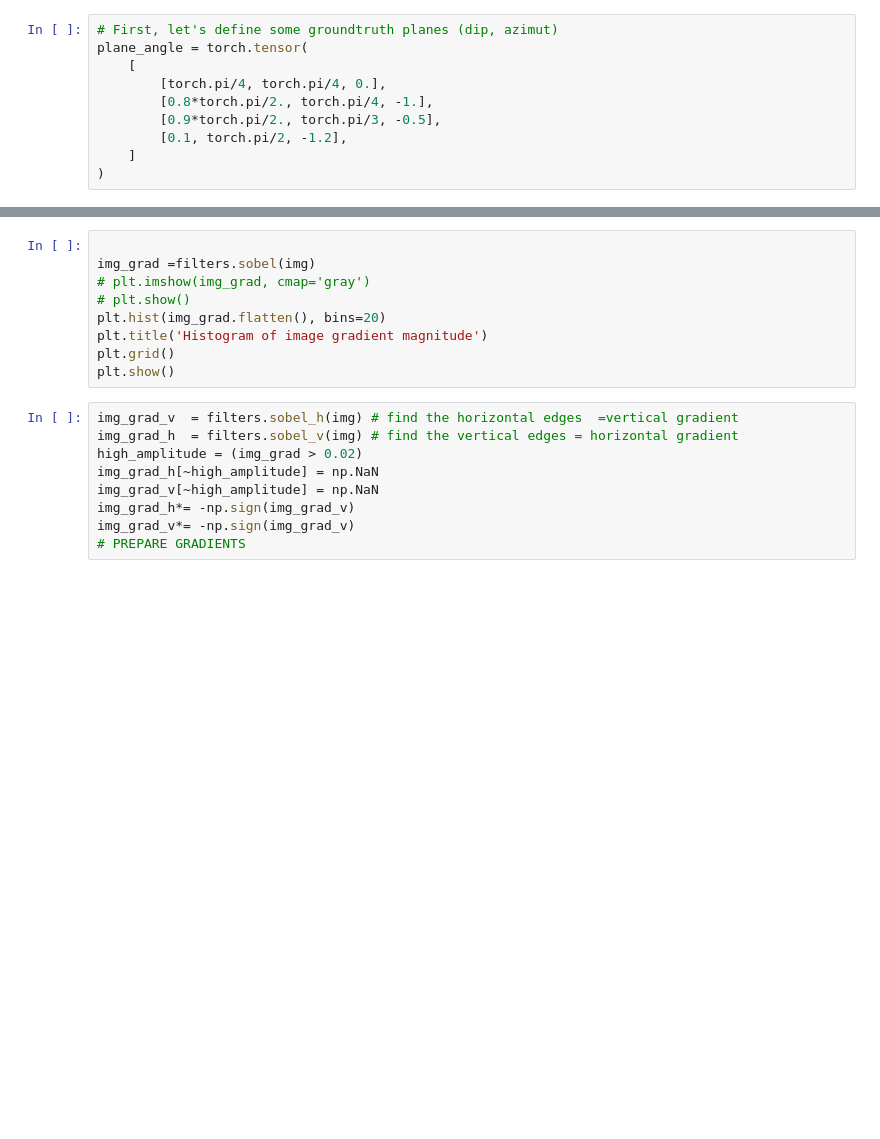
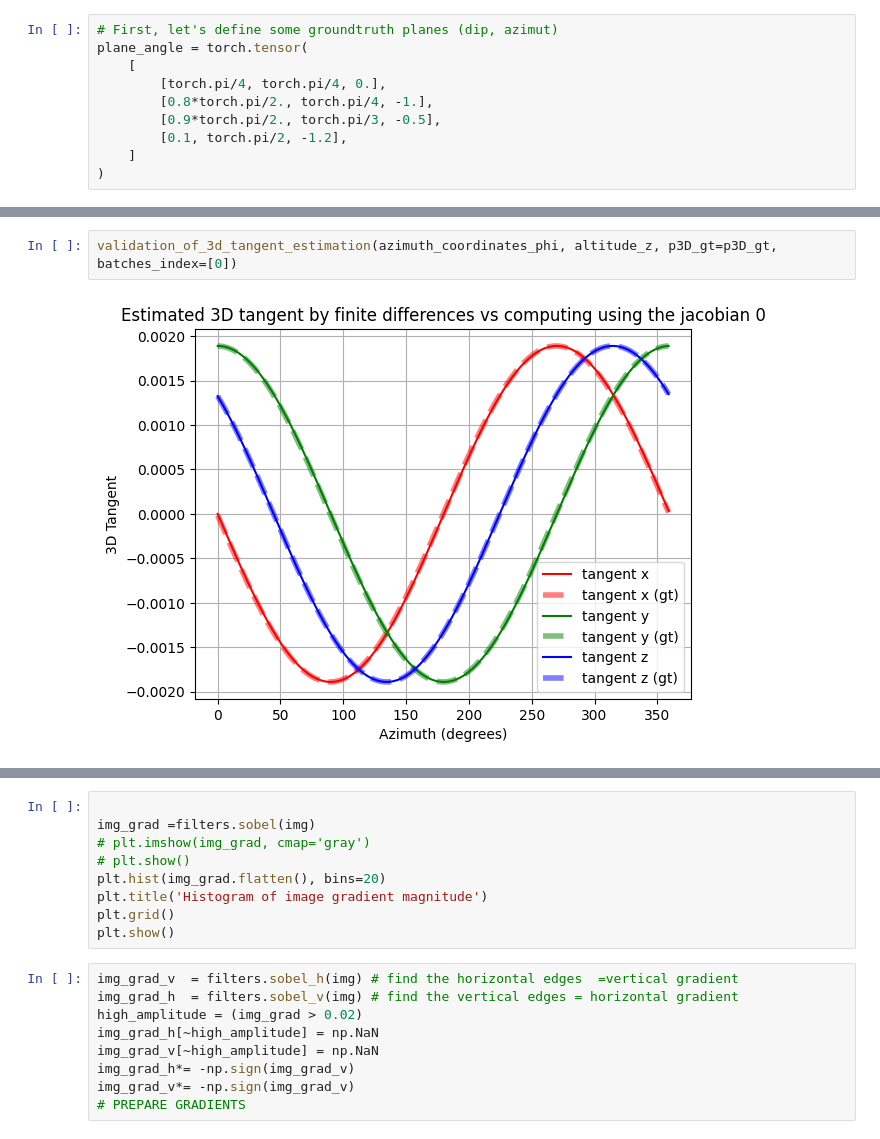
Before and after one commit to balthazarneveu/geosciences, a Jupyter notebook: TP_4/planes_synthesis.ipynb, the cells around one changed output, grey strips where cells are left out. Saved outputs shown, nothing was run; the diff lists cells and outputs as text; blank space fills up the shorter version.

```diff
--- a/TP_4/planes_synthesis.ipynb
+++ b/TP_4/planes_synthesis.ipynb
@@ -47,3 +47,7 @@ No artists with labels found to put in legend.  Note that artists whose label st
+# %%
+validation_of_3d_tangent_estimation(azimuth_coordinates_phi, altitude_z, p3D_gt=p3D_gt, batches_index=[0])
+# %% [output]
+[figure, added]
 # %%
 # splat
 w = 365
```
Also changed, not shown: parts of 10 cells of this notebook, 1 other file.
